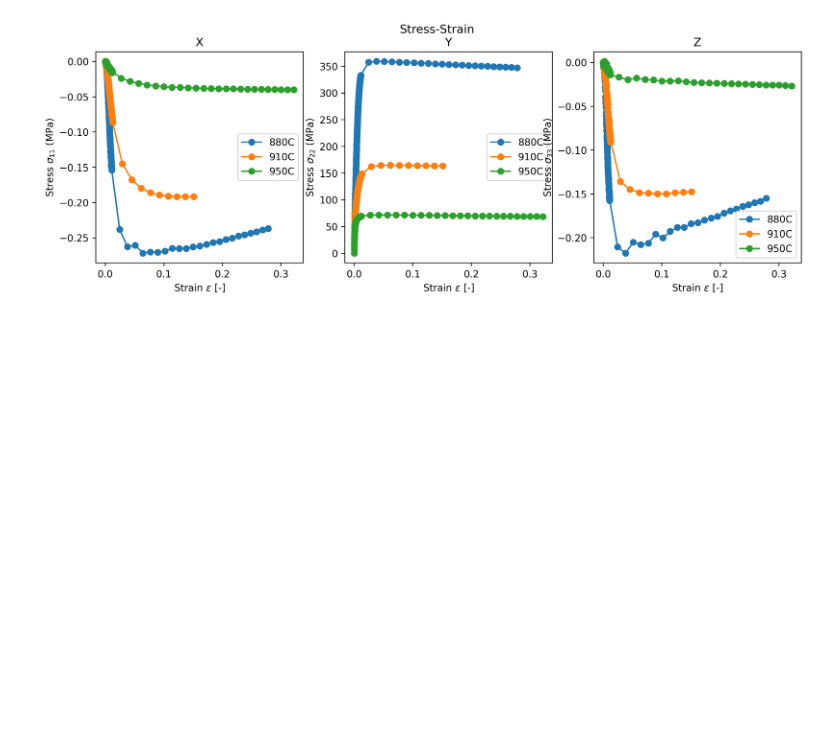
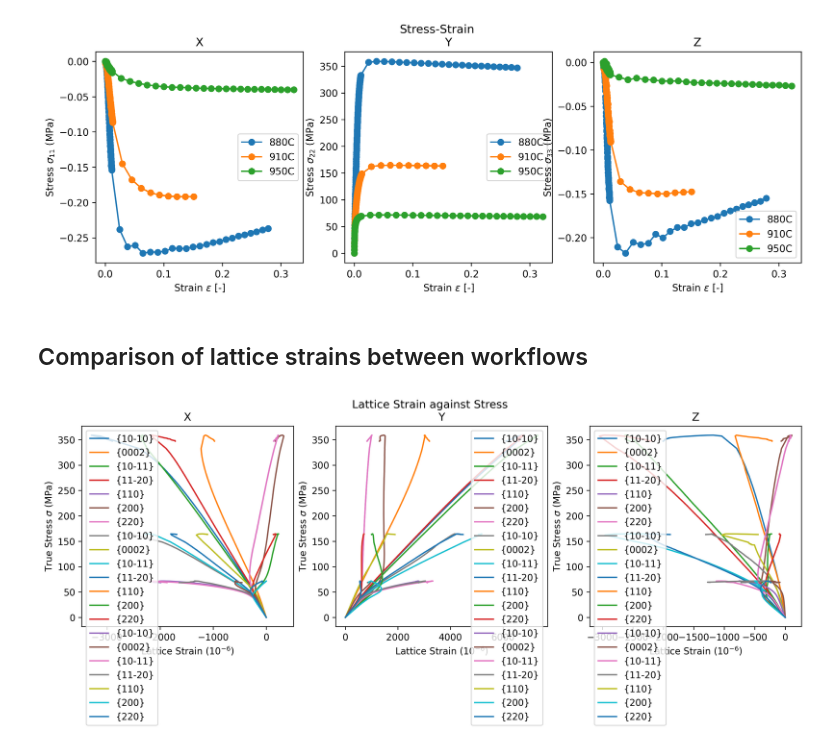
Before and after one commit to LightForm-group/Diffraction-postprocessing, a Jupyter notebook: comparison_of_workflows.ipynb, the cells around one changed output. Saved outputs shown, nothing was run; the diff lists cells and outputs as text; code cells hidden in the pictures; blank space fills up the shorter version.

Commit message:
Add comparison of latticestrains between workflows

```diff
--- a/comparison_of_workflows.ipynb
+++ b/comparison_of_workflows.ipynb
@@ -60,3 +58,39 @@ for i, axis in enumerate(["X", "Y", "Z"]): # loop over axes directions
         axs[i].legend()
 # %% [output]
 [figure]
+# %% [markdown]
+## Comparison of lattice strains between workflows
+# %%
+%matplotlib inline
+
+fig, axs = plt.subplots(1,3, figsize=(14, 4), dpi=300) # one row, three coloumns
+fig.suptitle('Lattice Strain against Stress')
+
+for i, axis in enumerate(["X", "Y", "Z"]):
+    for workflow_dir in workflow_dirs:
+        true_stress = pickle.load(open(workflow_dir+'stress_strain.pkl', 'rb'))["Y"]['stress']
+        latticestrain = pickle.load(open(workflow_dir+'lattice_strain.pkl', 'rb'))
+
+        # function start
+        phase_names = ['Ti_alpha', 'Ti_beta']
+
+        latticestrain_mean = {}
+        for phase_name, latticestrain_phase in latticestrain[axis].items():
+            latticestrain_phase_mean = {}
+            for plane_label, strains in latticestrain_phase.items():
+                latticestrain_phase_mean[plane_label] = np.array([strain.mean() for strain in strains])
+            latticestrain_mean[phase_name] = latticestrain_phase_mean
+
+        for phase in phase_names:
+            for plane_label, mean_strain in latticestrain_mean[phase].items():
+                total_microstrain = np.array([0] + mean_strain) * 1e6 # convert to microstrain (1e6)
+                axs[i].plot(total_microstrain, true_stress, label=plane_label)
+
+        axs[i].title.set_text(f"{axis}")
+        axs[i].set_xlabel("Lattice Strain ($10^{-6}$)")
+        axs[i].set_xlim([None, None])
+        axs[i].set_ylabel("True Stress $\sigma$ (MPa)")
+        axs[i].set_ylim([None, None])
+        axs[i].legend()
+# %% [output]
+[figure, added]
```
Also changed, not shown: parts of 2 cells of this notebook.
